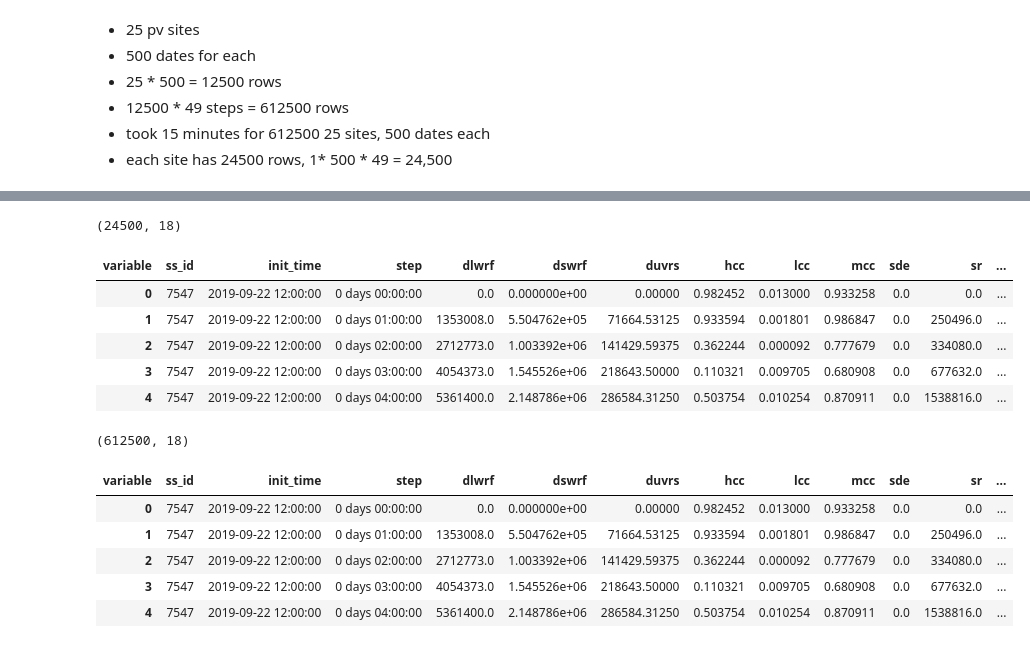
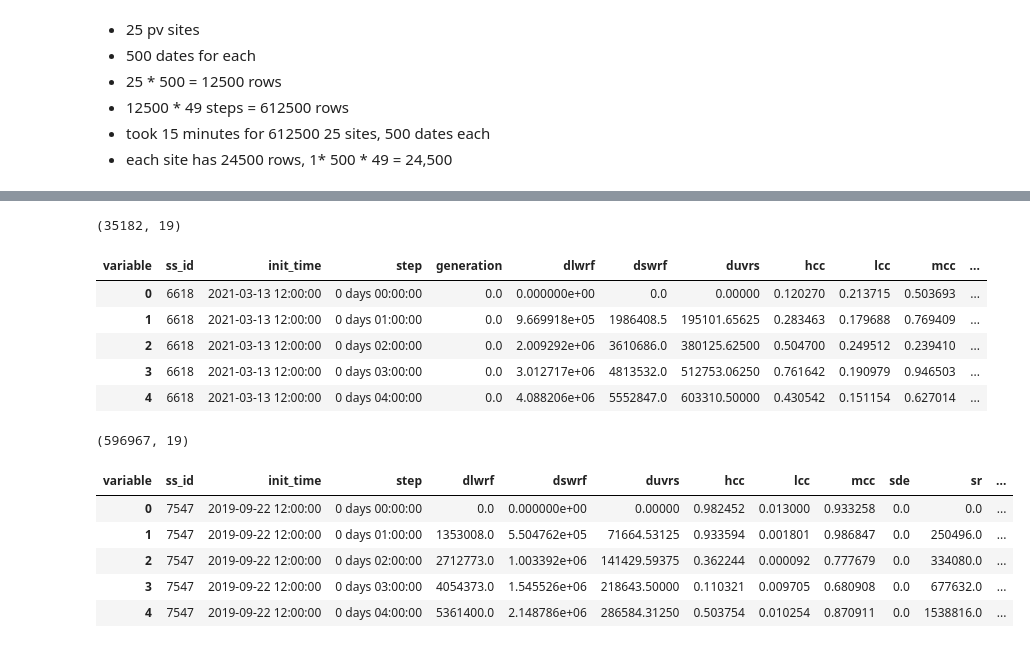
Before and after one commit to roshnaeem/gsoc-data, a Jupyter notebook: big_data.ipynb, the cells around one changed output, grey strips where cells are left out. Saved outputs shown, nothing was run; the diff lists cells and outputs as text; code cells hidden in the pictures.

Commit message:
Data preprocessing for TFT

```diff
--- a/big_data.ipynb
+++ b/big_data.ipynb
@@ -273,17 +287,13 @@ for index, row in combined_df.iterrows():
     ss_id = row['ss_id']
     data_sel = nwp_data.sel(latitude=row['lat'], method="nearest") \
                        .sel(longitude=row['long'], method="nearest") \
-                       .sel(init_time=row['pv_datetime'], method="nearest") # need to change that nethod = "backfill"
+                       .sel(init_time=row['pv_datetime'], method="pad") #backfill
 
     data_df = data_sel.to_dataframe().reset_index()
-    print(data_df)
-    print("printed data df")
     pivot_df = data_df.pivot_table(index=['init_time', 'step'], columns='variable', values='ECMWF_UK').reset_index()
 
     pivot_df['ss_id'] = ss_id
-    pivot_df['datetime'] = row['pv_datetime']
-    print(pivot_df)
+    pivot_df['pv_datetime'] = row['pv_datetime']
+    pivot_df['generation'] = row['generation']
 
     dataframes.append(pivot_df)
-    print(pivot_df.head())
-    break
@@ -311,6 +305,6 @@ print(final_df.shape)
 # %%
 
-desired_order = ['ss_id', 'init_time', 'step', 'dlwrf', 'dswrf', 'duvrs', 'hcc', 'lcc', 'mcc', 'sde', 'sr', 't2m', 'tcc', 'u10', 'u100', 'v10', 'v100', 'datetime']
+desired_order = ['ss_id', 'init_time', 'step', 'generation', 'dlwrf', 'dswrf', 'duvrs', 'hcc', 'lcc', 'mcc', 'sde', 'sr', 't2m', 'tcc', 'u10', 'u100', 'v10', 'v100', 'pv_datetime']
 final_df = final_df[desired_order]
 # %% [markdown]
 - 25 pv sites
@@ -331,17 +325,17 @@ final_df.head()
 # %%
-row = final_df[final_df['ss_id'] == 7547]
+row = final_df[final_df['ss_id'] == 6618]
 print(row.shape)
 row.head()
 # %% [output]
-(24500, 18)
+(35182, 19)
-| variable | ss_id | init_time | step | dlwrf | dswrf | duvrs | hcc | lcc | mcc | sde | sr | ... |
-| 0 | 7547 | 2019-09-22 12:00:00 | 0 days 00:00:00 | 0.0 | 0.000000e+00 | 0.00000 | 0.982452 | 0.013000 | 0.933258 | 0.0 | 0.0 | ... |
-| 1 | 7547 | 2019-09-22 12:00:00 | 0 days 01:00:00 | 1353008.0 | 5.504762e+05 | 71664.53125 | 0.933594 | 0.001801 | 0.986847 | 0.0 | 250496.0 | ... |
-| 2 | 7547 | 2019-09-22 12:00:00 | 0 days 02:00:00 | 2712773.0 | 1.003392e+06 | 141429.59375 | 0.362244 | 0.000092 | 0.777679 | 0.0 | 334080.0 | ... |
-| 3 | 7547 | 2019-09-22 12:00:00 | 0 days 03:00:00 | 4054373.0 | 1.545526e+06 | 218643.50000 | 0.110321 | 0.009705 | 0.680908 | 0.0 | 677632.0 | ... |
-| 4 | 7547 | 2019-09-22 12:00:00 | 0 days 04:00:00 | 5361400.0 | 2.148786e+06 | 286584.31250 | 0.503754 | 0.010254 | 0.870911 | 0.0 | 1538816.0 | ... |
+| variable | ss_id | init_time | step | generation | dlwrf | dswrf | duvrs | hcc | lcc | mcc | ... |
+| 0 | 6618 | 2021-03-13 12:00:00 | 0 days 00:00:00 | 0.0 | 0.000000e+00 | 0.0 | 0.00000 | 0.120270 | 0.213715 | 0.503693 | ... |
+| 1 | 6618 | 2021-03-13 12:00:00 | 0 days 01:00:00 | 0.0 | 9.669918e+05 | 1986408.5 | 195101.65625 | 0.283463 | 0.179688 | 0.769409 | ... |
+| 2 | 6618 | 2021-03-13 12:00:00 | 0 days 02:00:00 | 0.0 | 2.009292e+06 | 3610686.0 | 380125.62500 | 0.504700 | 0.249512 | 0.239410 | ... |
+| 3 | 6618 | 2021-03-13 12:00:00 | 0 days 03:00:00 | 0.0 | 3.012717e+06 | 4813532.0 | 512753.06250 | 0.761642 | 0.190979 | 0.946503 | ... |
+| 4 | 6618 | 2021-03-13 12:00:00 | 0 days 04:00:00 | 0.0 | 4.088206e+06 | 5552847.0 | 603310.50000 | 0.430542 | 0.151154 | 0.627014 | ... |
 # %%
 final_df.shape
 # %% [output]
-(612500, 18)
+(596967, 19)
 # %%
```
Also changed, not shown: parts of 14 cells of this notebook, 1 other file.
